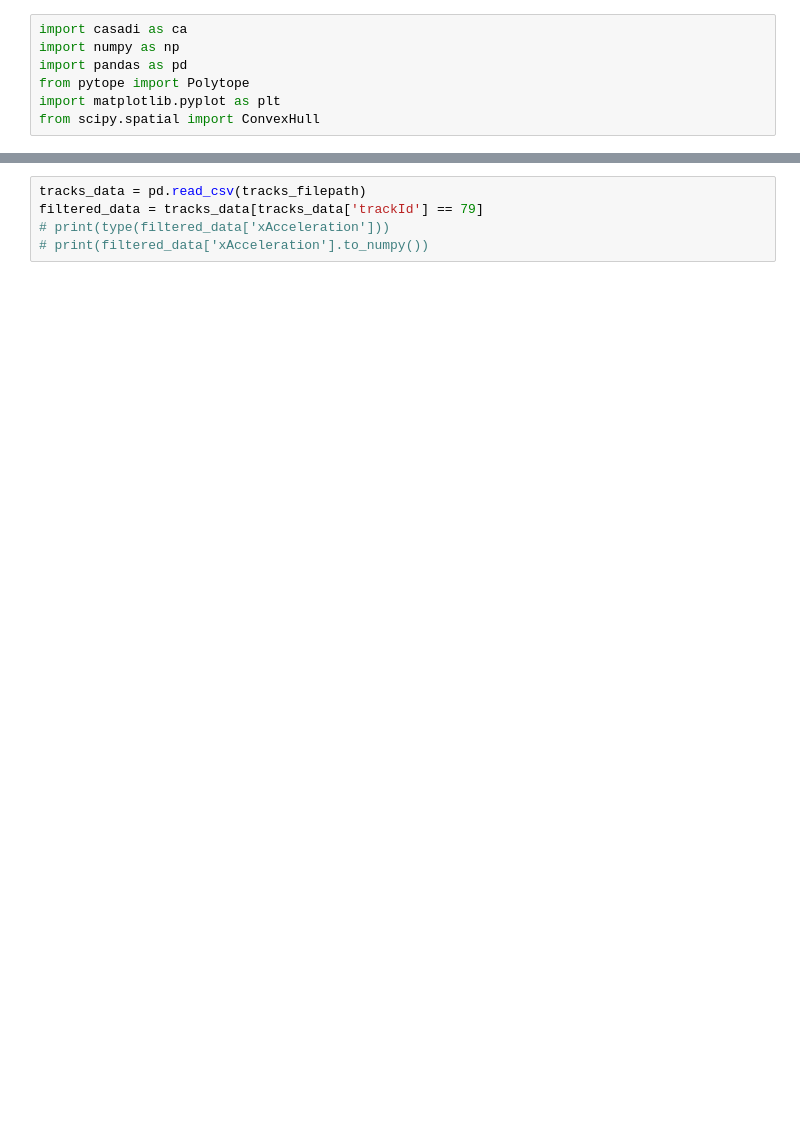
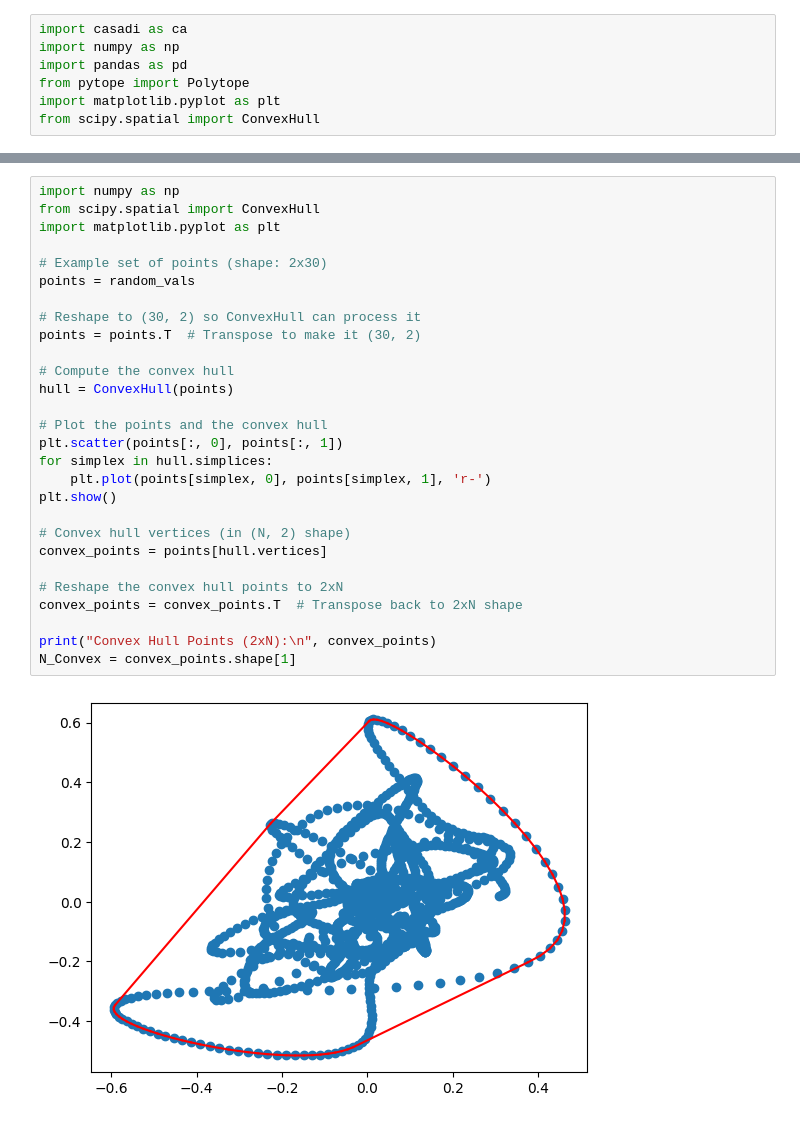
Before and after one commit to QDZHOU/FYP_Intent_Learning, a Jupyter notebook: H_estimation_zonotope.ipynb, the cells around one changed output, grey strips where cells are left out. Saved outputs shown, nothing was run; the diff lists cells and outputs as text; blank space fills up the shorter version.

```diff
--- a/H_estimation_zonotope.ipynb
+++ b/H_estimation_zonotope.ipynb
@@ -26,5 +39,30 @@ tracksMeta_filepath = f"./inD-dataset-v1.1/data/{data_id}_tracksMeta.csv"
-# %%
-tracks_data = pd.read_csv(tracks_filepath)
-filtered_data = tracks_data[tracks_data['trackId'] == 79]
-# print(type(filtered_data['xAcceleration']))
-# print(filtered_data['xAcceleration'].to_numpy())
+# %%
+import numpy as np
+from scipy.spatial import ConvexHull
+import matplotlib.pyplot as plt
+
+# Example set of points (shape: 2x30)
+points = random_vals
+
+# Reshape to (30, 2) so ConvexHull can process it
+points = points.T  # Transpose to make it (30, 2)
+
+# Compute the convex hull
+hull = ConvexHull(points)
+
+# Plot the points and the convex hull
+plt.scatter(points[:, 0], points[:, 1])
+for simplex in hull.simplices:
+    plt.plot(points[simplex, 0], points[simplex, 1], 'r-')
+plt.show()
+
+# Convex hull vertices (in (N, 2) shape)
+convex_points = points[hull.vertices]
+
+# Reshape the convex hull points to 2xN
+convex_points = convex_points.T  # Transpose back to 2xN shape
+
+print("Convex Hull Points (2xN):\n", convex_points)
+N_Convex = convex_points.shape[1]
+# %% [output]
+[figure, added]
```
Also changed, not shown: parts of 11 cells of this notebook, 2 other files.
